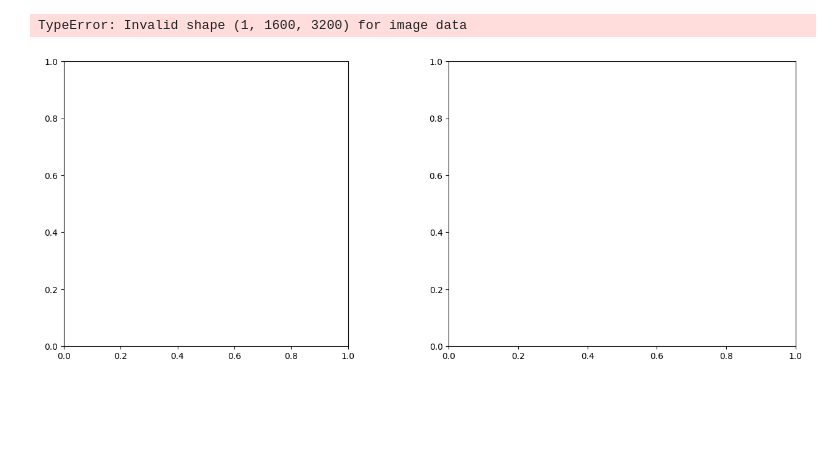
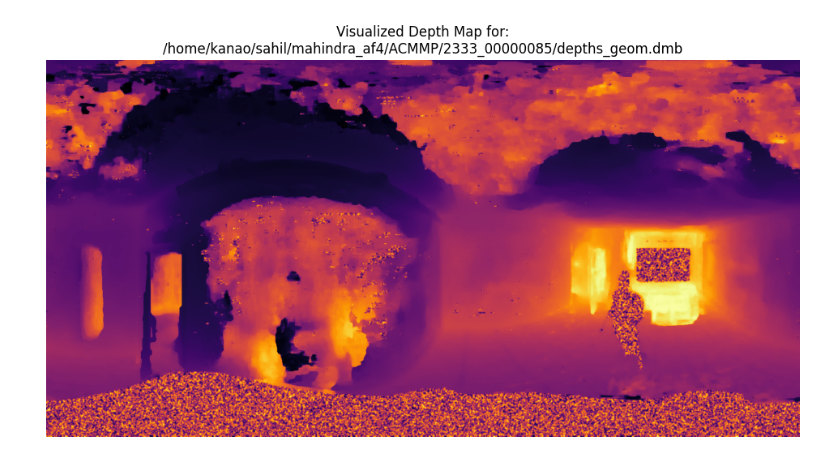
Before and after one commit to contineu-ai/ACMMP-Spherical, a Jupyter notebook: vis.ipynb, the cells around one changed output. Cells and saved outputs as stored; diff of their text form; code cells hidden in the pictures; blank space fills up the shorter version.

```diff
--- a/vis.ipynb
+++ b/vis.ipynb
@@ -57,11 +0,0 @@ TypeError: Invalid shape (3200, 1, 1600) for image data
-# %%
-
-# Create visualization
-fig, axes = plt.subplots(1, 2, figsize=(16, 6))
-
-# Raw depth
-im1 = axes[0].imshow(depth, cmap='turbo')
-axes[0].set_
-# %% [output]
-TypeError: Invalid shape (1, 1600, 3200) for image data
-[figure, removed]
@@ -67,0 +51,44 @@ TypeError: Invalid shape (1, 1600, 3200) for image data
+# %%
+# --- 1. SET THE PATH TO YOUR DEPTH MAP ---
+# Make sure this path is correct for your system
+file_path = '/home/kanao/sahil/mahindra_af4/ACMMP/2333_00000085/depths_geom.dmb'
+
+try:
+    # --- 2. LOAD THE DEPTH MAP ---
+    depth_map = read_depth_dmb(file_path)
+
+    # --- 3. VISUALIZE THE DEPTH MAP ---
+
+    # Create a mask for valid depth values (ignore non-positive depths)
+    valid_mask = depth_map > 0
+
+    # Create a copy to work with, setting invalid depths to 0 for normalization
+    display_map = depth_map.copy()
+    display_map[~valid_mask] = 0
+
+    # Normalize the valid depth values to the 0-255 range for visualization
+    normalized_map = cv2.normalize(display_map, None, 0, 255, cv2.NORM_MINMAX, dtype=cv2.CV_8U)
+
+    # Apply a color map for better visual interpretation
+    # INFERNO, MAGMA, and VIRIDIS are often better than JET for perception
+    colored_map = cv2.applyColorMap(normalized_map, cv2.COLORMAP_INFERNO)
+
+    # Set the invalid regions to black
+    colored_map[~valid_mask] = [0, 0, 0]
+
+    # --- 4. DISPLAY THE IMAGE ---
+    # Convert from OpenCV's BGR format to Matplotlib's RGB format
+    colored_map_rgb = cv2.cvtColor(colored_map, cv2.COLOR_BGR2RGB)
+
+    plt.figure(figsize=(12, 8))
+    plt.imshow(colored_map_rgb)
+    plt.title(f'Visualized Depth Map for:\n{file_path}')
+    plt.axis('off') # Hide the axes
+    plt.show()
+
+except FileNotFoundError:
+    print(f"Error: File not found at {file_path}")
+except ValueError as e:
+    print(f"Error reading file: {e}")
+# %% [output]
+[figure, added]
```
Also changed, not shown: parts of 10 cells of this notebook, 3 other files.
